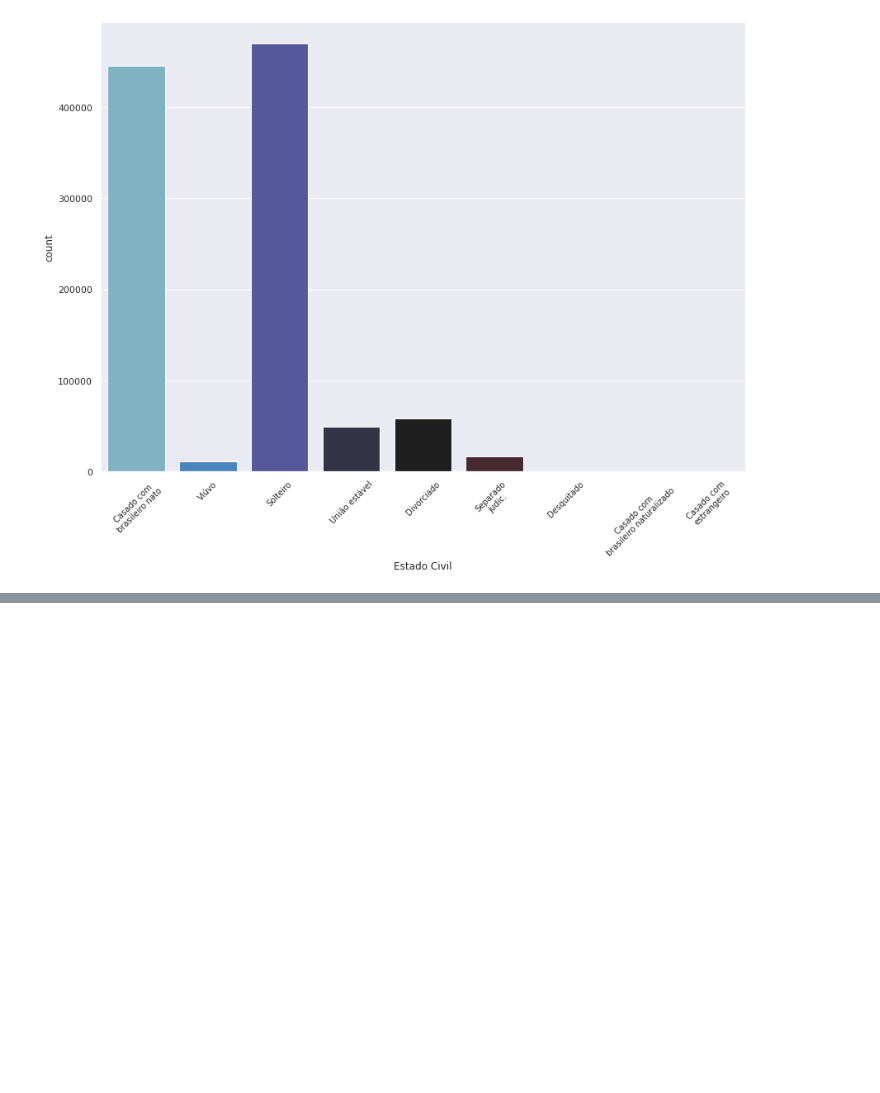
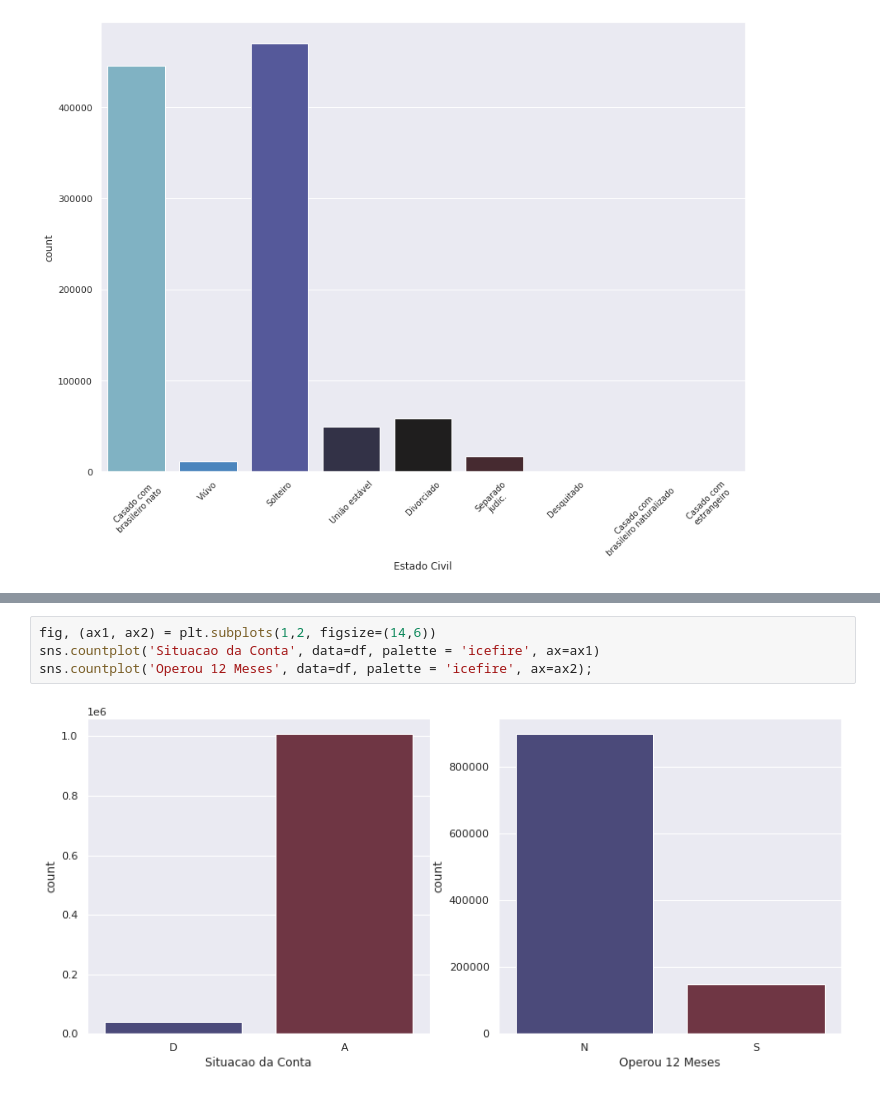
Before and after one commit to nbrk88/Projeto, a Jupyter notebook: Tesouro_Direto.ipynb, the cells around one changed output, grey strips where cells are left out. Cells and saved outputs as stored; diff of their text form; blank space fills up the shorter version.

```diff
--- a/Tesouro_Direto.ipynb
+++ b/Tesouro_Direto.ipynb
@@ -419,0 +473,6 @@ a.set_xticklabels(rotation=45, fontsize=10, labels = ['Casado com\nbrasileiro na
+# %%
+fig, (ax1, ax2) = plt.subplots(1,2, figsize=(14,6))
+sns.countplot('Situacao da Conta', data=df, palette = 'icefire', ax=ax1)
+sns.countplot('Operou 12 Meses', data=df, palette = 'icefire', ax=ax2);
+# %% [output]
+[figure, added]
```
Also changed, not shown: parts of 7 cells of this notebook.
